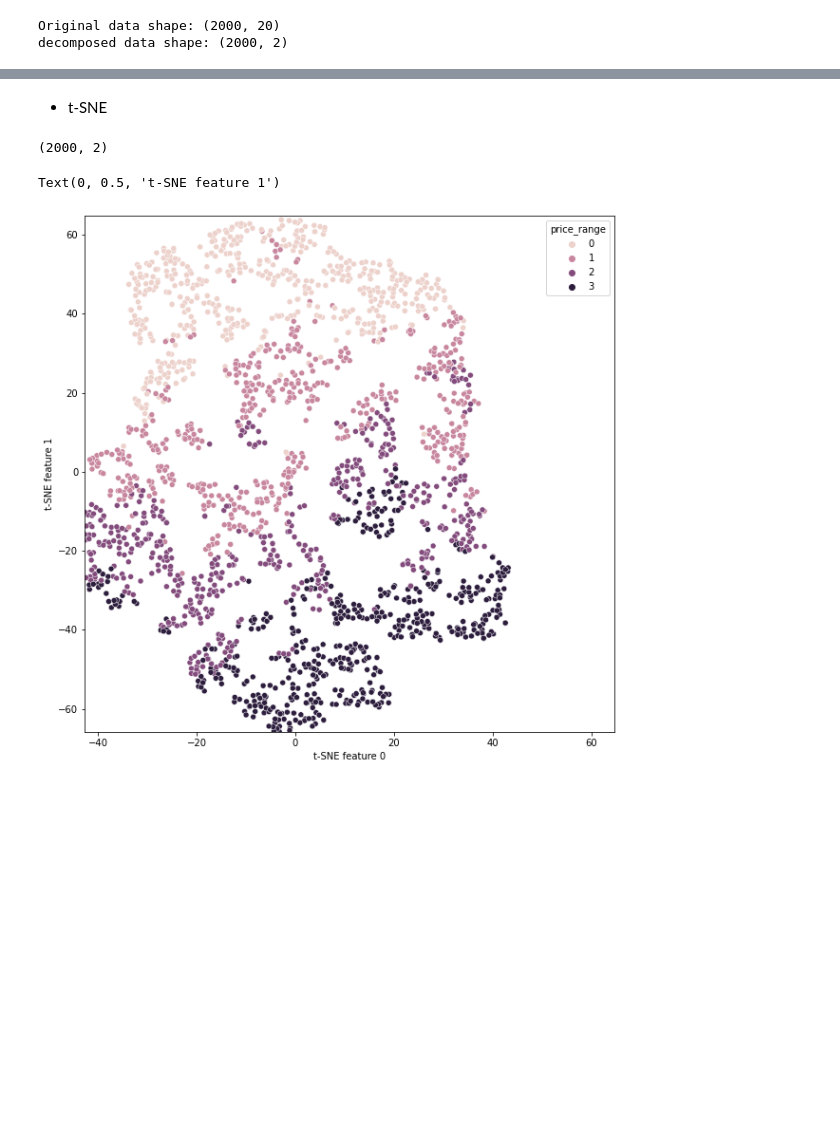
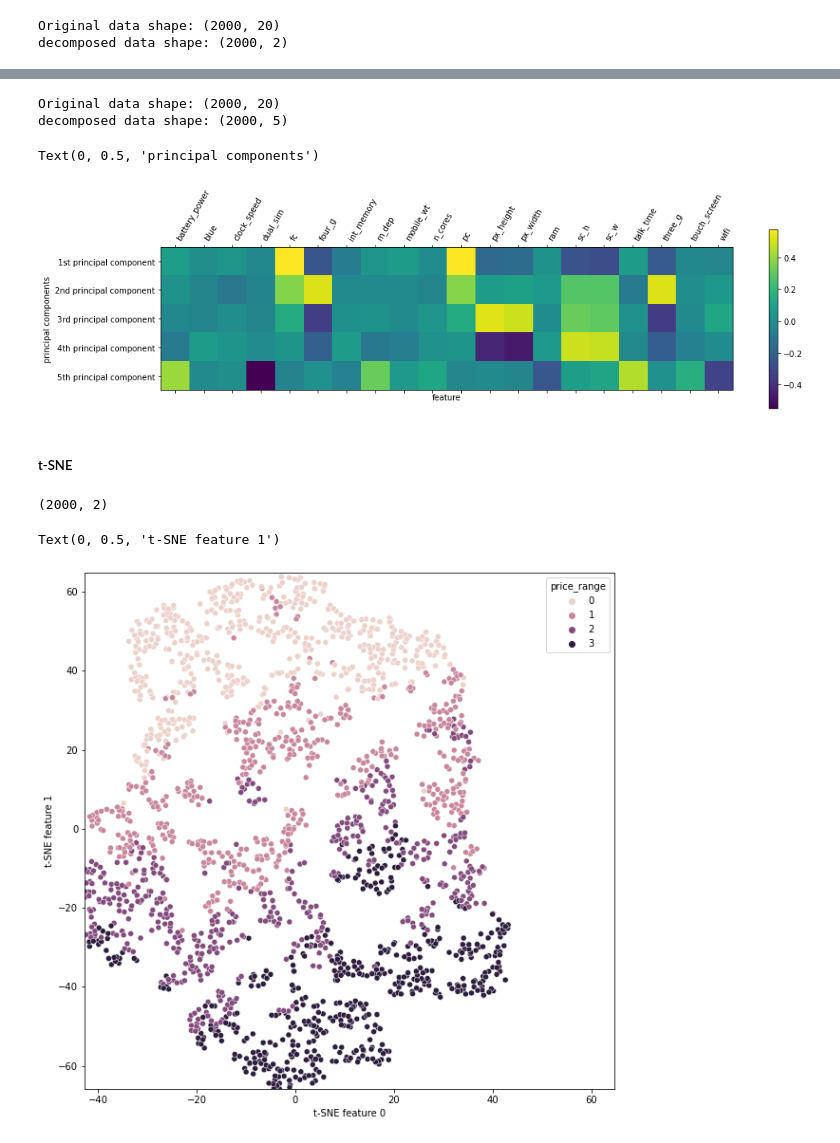
Before and after one commit to posky/Data_Analysis, a Jupyter notebook: Mobile-Price-Classification/mobile_price_classification_EDA.ipynb, the cells around one changed output, grey strips where cells are left out. Drawn from its saved outputs; the diff is of its cells as text; code cells hidden in the pictures; blank space fills up the shorter version.

```diff
--- a/Mobile-Price-Classification/mobile_price_classification_EDA.ipynb
+++ b/Mobile-Price-Classification/mobile_price_classification_EDA.ipynb
@@ -180,5 +260,37 @@ Text(0, 0.5, 'principal components')
+# %%
+pca = PCA(n_components=5)
+X_pca = pca.fit_transform(X_scaled)
+print('Original data shape:', X_scaled.shape)
+print('decomposed data shape:', X_pca.shape)
+# %% [output]
+Original data shape: (2000, 20)
+decomposed data shape: (2000, 5)
+# %%
+plt.matshow(pca.components_, cmap='viridis')
+plt.yticks(
+    [0, 1, 2, 3, 4],
+    [
+        '1st principal component',
+        '2nd principal component',
+        '3rd principal component',
+        '4th principal component',
+        '5th principal component'
+    ]
+)
+plt.colorbar()
+plt.xticks(
+    range(len(X.columns)),
+    X.columns,
+    rotation=60,
+    ha='left'
+)
+plt.xlabel('feature')
+plt.ylabel('principal components')
+# %% [output]
+Text(0, 0.5, 'principal components')
+[figure, added]
 # %% [markdown]
-* t-SNE
+##### t-SNE
 # %%
 tsne = TSNE(random_state=0)
 X_tsne = tsne.fit_transform(X)
```
Also changed, not shown: parts of 18 cells of this notebook, 3 other files.
